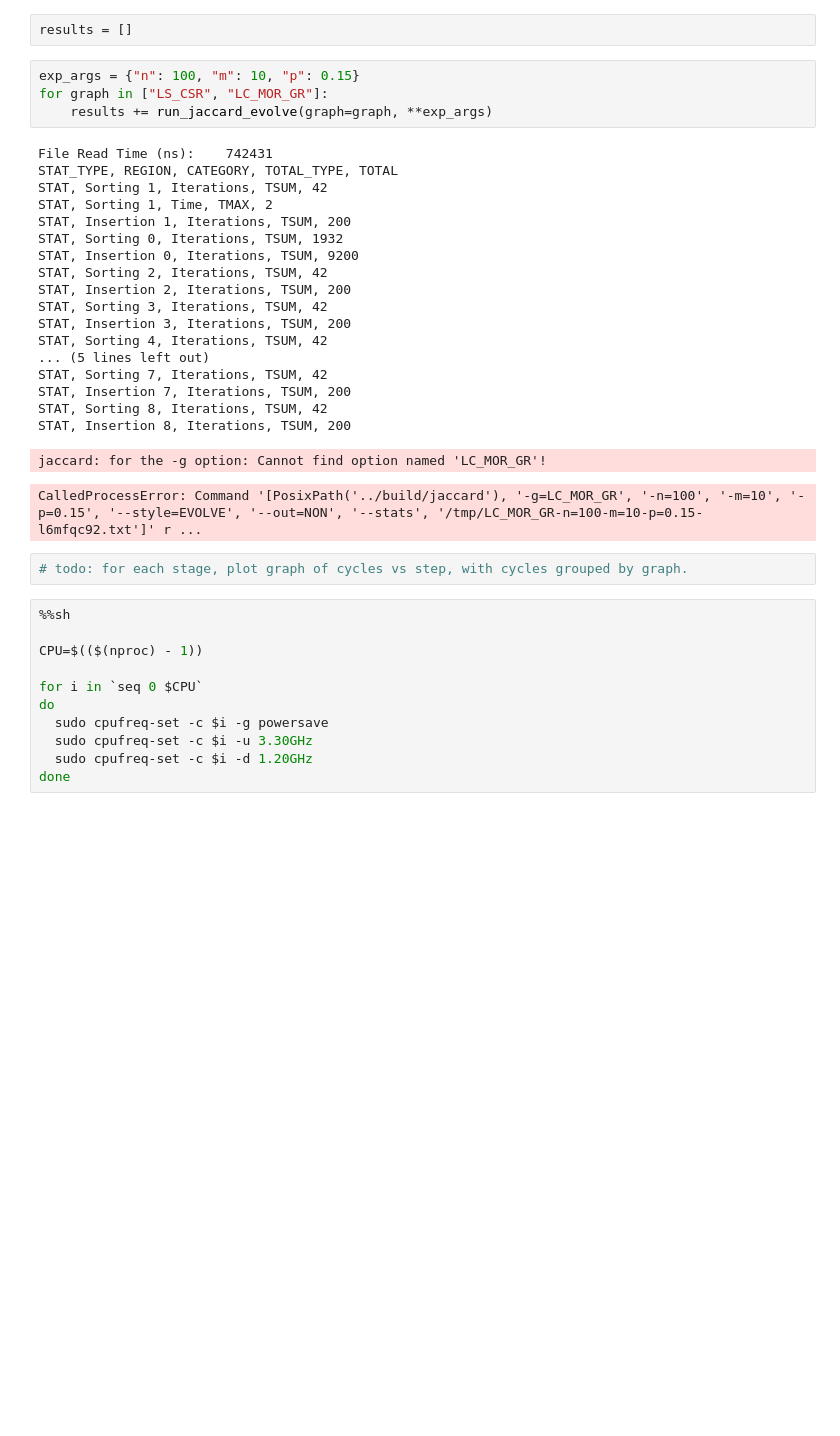
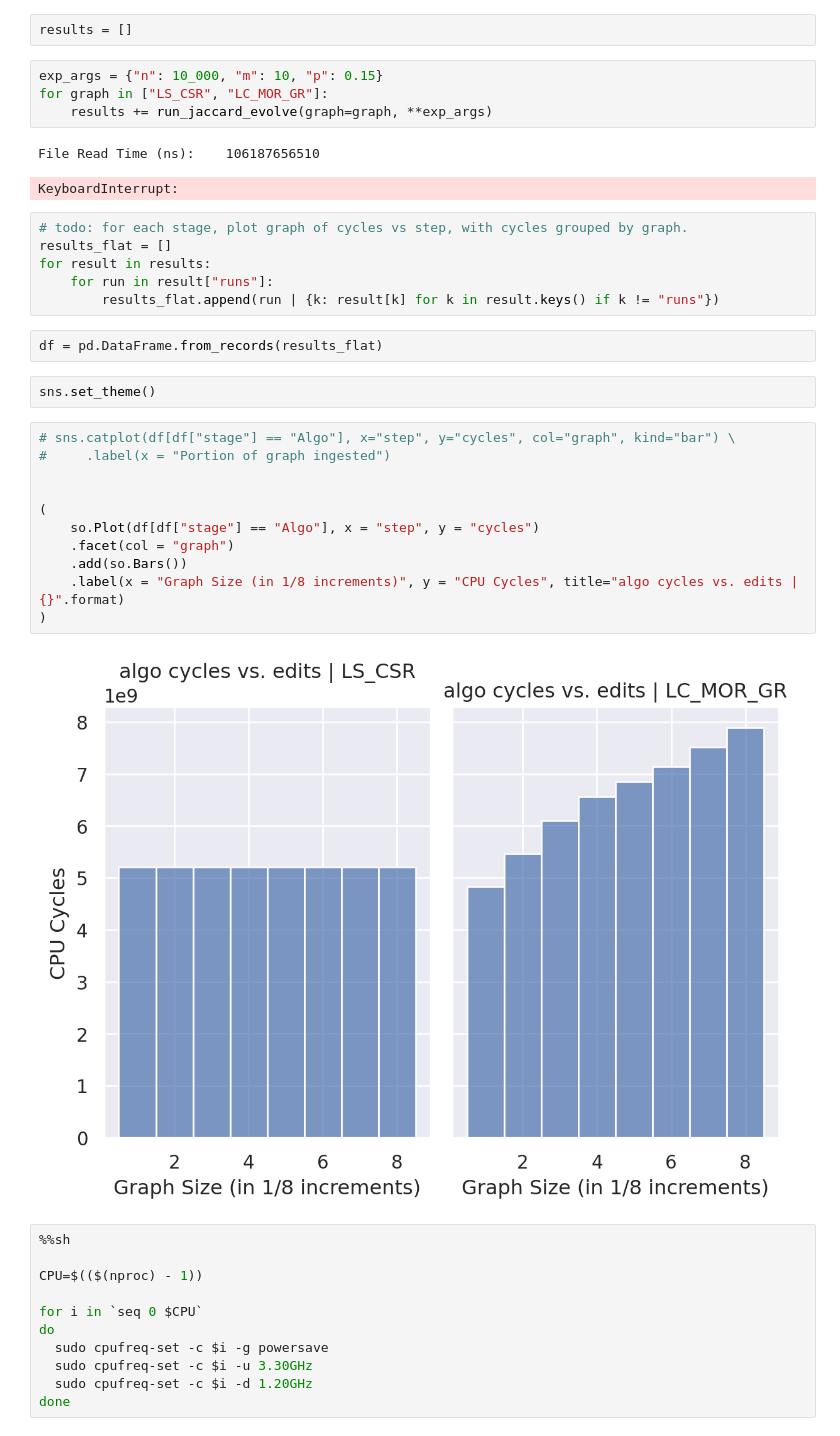
Before and after one commit to utcs-scea/graph-log-sketch, a Jupyter notebook: scripts/jaccard.ipynb, the cells around one changed output. Cells and saved outputs as stored; diff of their text form; blank space fills up the shorter version.

Commit message:
fixup! [wip] add LC_MOR_GR to jaccard

```diff
--- a/scripts/jaccard.ipynb
+++ b/scripts/jaccard.ipynb
@@ -57,31 +63,35 @@ def run_jaccard_evolve(
 # %%
 results = []
 # %%
-exp_args = {"n": 100, "m": 10, "p": 0.15}
+exp_args = {"n": 10_000, "m": 10, "p": 0.15}
 for graph in ["LS_CSR", "LC_MOR_GR"]:
     results += run_jaccard_evolve(graph=graph, **exp_args)
 # %% [output]
-File Read Time (ns):    742431
-STAT_TYPE, REGION, CATEGORY, TOTAL_TYPE, TOTAL
-STAT, Sorting 1, Iterations, TSUM, 42
-STAT, Sorting 1, Time, TMAX, 2
-STAT, Insertion 1, Iterations, TSUM, 200
-STAT, Sorting 0, Iterations, TSUM, 1932
-STAT, Insertion 0, Iterations, TSUM, 9200
-STAT, Sorting 2, Iterations, TSUM, 42
-STAT, Insertion 2, Iterations, TSUM, 200
-STAT, Sorting 3, Iterations, TSUM, 42
-STAT, Insertion 3, Iterations, TSUM, 200
-STAT, Sorting 4, Iterations, TSUM, 42
-... (5 lines left out)
-STAT, Sorting 7, Iterations, TSUM, 42
-STAT, Insertion 7, Iterations, TSUM, 200
-STAT, Sorting 8, Iterations, TSUM, 42
-STAT, Insertion 8, Iterations, TSUM, 200
+File Read Time (ns):    106187656510
-jaccard: for the -g option: Cannot find option named 'LC_MOR_GR'!
+KeyboardInterrupt:
-CalledProcessError: Command '[PosixPath('../build/jaccard'), '-g=LC_MOR_GR', '-n=100', '-m=10', '-p=0.15', '--style=EVOLVE', '--out=NON', '--stats', '/tmp/LC_MOR_GR-n=100-m=10-p=0.15-l6mfqc92.txt']' r ...
 # %%
 # todo: for each stage, plot graph of cycles vs step, with cycles grouped by graph.
+results_flat = []
+for result in results:
+    for run in result["runs"]:
+        results_flat.append(run | {k: result[k] for k in result.keys() if k != "runs"})
+# %%
+df = pd.DataFrame.from_records(results_flat)
+# %%
+sns.set_theme()
+# %%
+# sns.catplot(df[df["stage"] == "Algo"], x="step", y="cycles", col="graph", kind="bar") \
+#     .label(x = "Portion of graph ingested")
+
+
+(
+    so.Plot(df[df["stage"] == "Algo"], x = "step", y = "cycles")
+    .facet(col = "graph")
+    .add(so.Bars())
+    .label(x = "Graph Size (in 1/8 increments)", y = "CPU Cycles", title="algo cycles vs. edits | {}".format)
+)
+# %% [output]
+[figure, added]
 # %%
 %%sh
 
```
Also changed, not shown: parts of 2 cells of this notebook.
